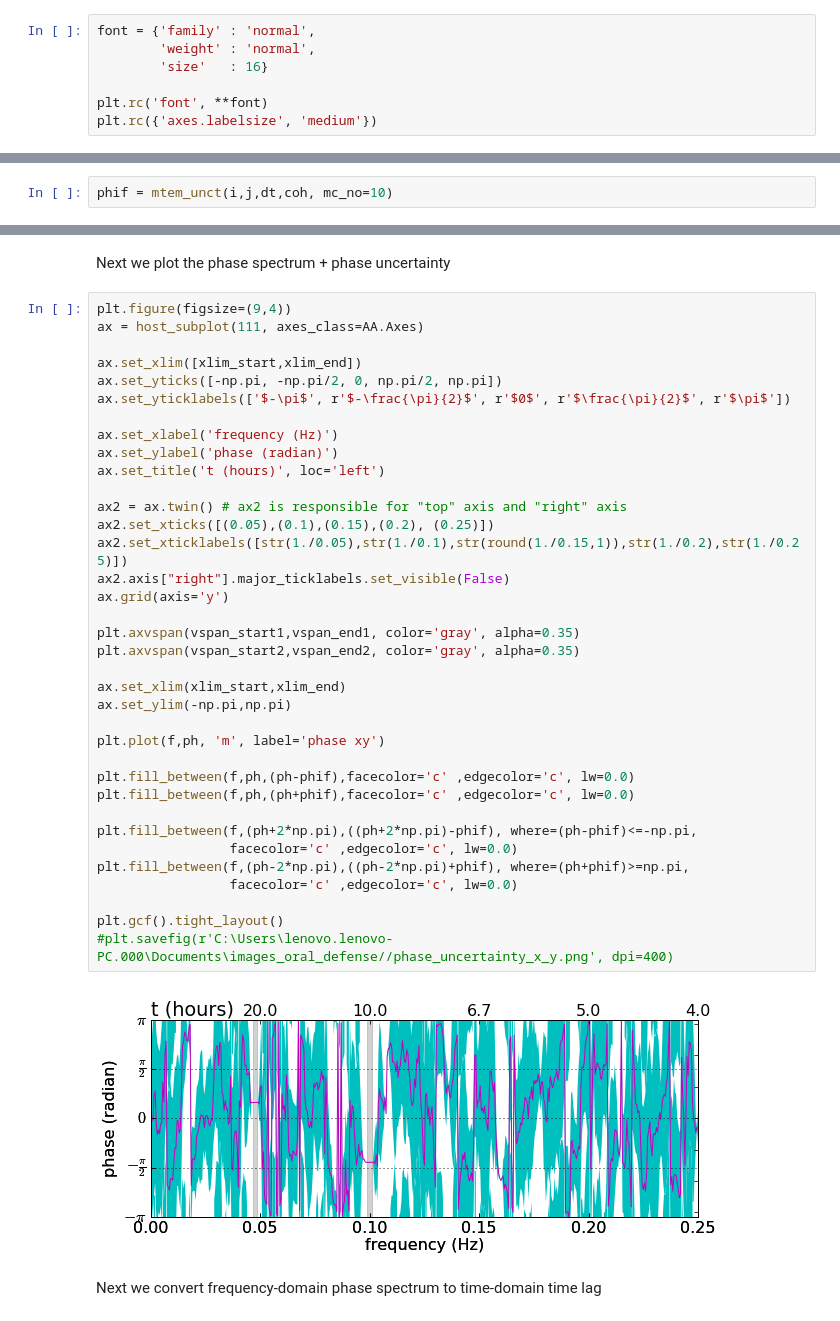
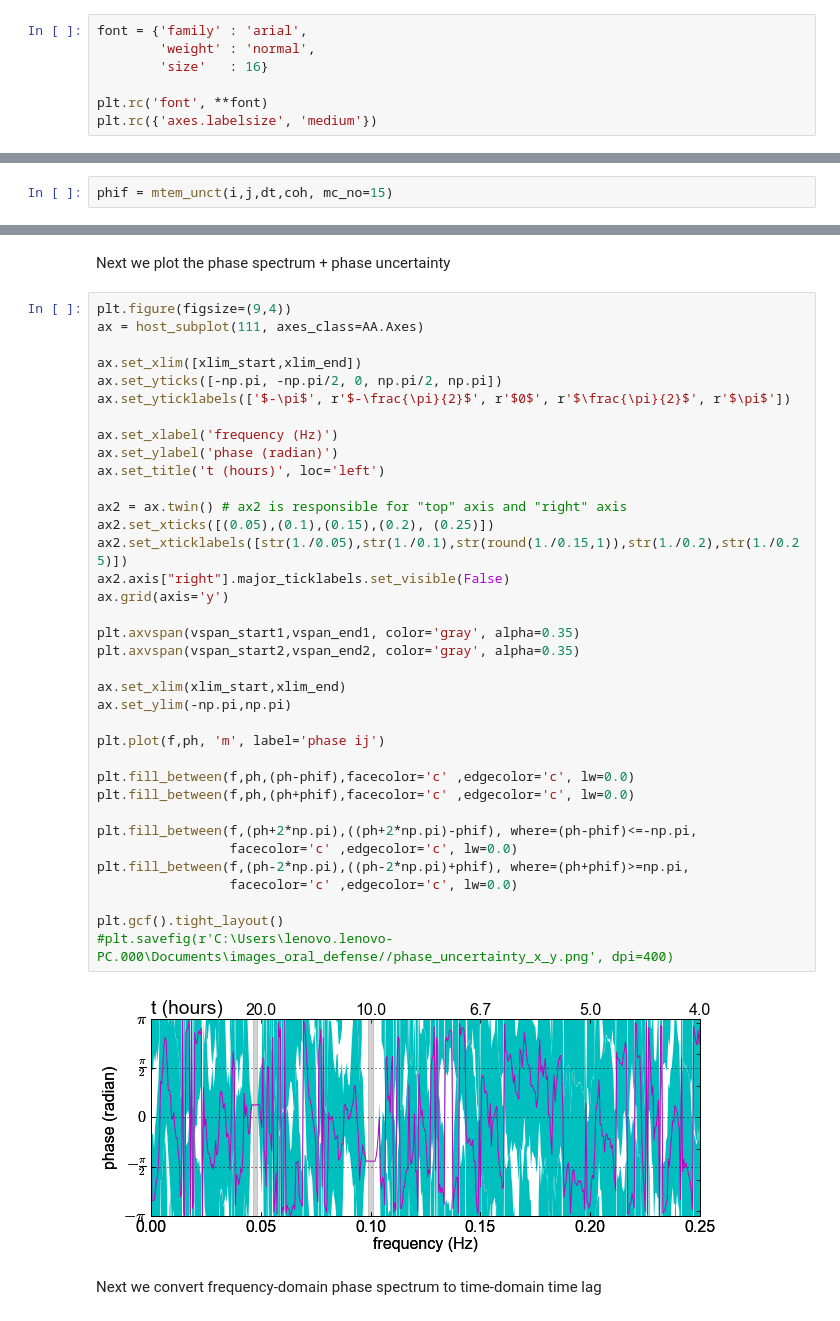
Before and after one commit to mattijn/pynotebook, a Jupyter notebook: ipynotebooks/Python2.7/2016/2016-05-25 cross-spectral analysis.ipynb, the cells around one changed output, grey strips where cells are left out. Drawn from its saved outputs; the diff is of its cells as text.

```diff
--- a/ipynotebooks/Python2.7/2016/2016-05-25 cross-spectral analysis.ipynb
+++ b/ipynotebooks/Python2.7/2016/2016-05-25 cross-spectral analysis.ipynb
@@ -24,5 +30,5 @@ import mpl_toolkits.axisartist as AA
 # %%
-font = {'family' : 'normal',
+font = {'family' : 'arial',
         'weight' : 'normal',
         'size'   : 16}
 
@@ -335,5 +338,5 @@ where $I\left(\omega \right)$ and $J\left(\omega \right)$ are the Fourier transf
 # %% [markdown]
 ### And it's coded as follow
 # %%
-phif = mtem_unct(i,j,dt,coh, mc_no=10)
+phif = mtem_unct(i,j,dt,coh, mc_no=15)
 # %% [output]
@@ -380,35 +383,35 @@ ax.set_yticks([-np.pi, -np.pi/2, 0, np.pi/2, np.pi])
 ax.set_yticklabels(['$-\pi$', r'$-\frac{\pi}{2}$', r'$0$', r'$\frac{\pi}{2}$', r'$\pi$'])
 
 ax.set_xlabel('frequency (Hz)')
 ax.set_ylabel('phase (radian)')
 ax.set_title('t (hours)', loc='left')
 
 ax2 = ax.twin() # ax2 is responsible for "top" axis and "right" axis
 ax2.set_xticks([(0.05),(0.1),(0.15),(0.2), (0.25)])
 ax2.set_xticklabels([str(1./0.05),str(1./0.1),str(round(1./0.15,1)),str(1./0.2),str(1./0.25)])
 ax2.axis["right"].major_ticklabels.set_visible(False)
 ax.grid(axis='y')
 
 plt.axvspan(vspan_start1,vspan_end1, color='gray', alpha=0.35)
 plt.axvspan(vspan_start2,vspan_end2, color='gray', alpha=0.35)
 
 ax.set_xlim(xlim_start,xlim_end)
 ax.set_ylim(-np.pi,np.pi)
 
-plt.plot(f,ph, 'm', label='phase xy')
+plt.plot(f,ph, 'm', label='phase ij')
 
 plt.fill_between(f,ph,(ph-phif),facecolor='c' ,edgecolor='c', lw=0.0)
 plt.fill_between(f,ph,(ph+phif),facecolor='c' ,edgecolor='c', lw=0.0)
 
 plt.fill_between(f,(ph+2*np.pi),((ph+2*np.pi)-phif), where=(ph-phif)<=-np.pi,
                  facecolor='c' ,edgecolor='c', lw=0.0)
 plt.fill_between(f,(ph-2*np.pi),((ph-2*np.pi)+phif), where=(ph+phif)>=np.pi,
                  facecolor='c' ,edgecolor='c', lw=0.0)
 
 plt.gcf().tight_layout()
 #plt.savefig(r'C:\Users\lenovo.lenovo-PC.000\Documents\images_oral_defense//phase_uncertainty_x_y.png', dpi=400)
 # %% [output]
-[figure, old version]
+[figure, new version]
 # %% [markdown]
 Next we convert frequency-domain phase spectrum to time-domain time lag
 # %%
```
Also changed, not shown: parts of 13 cells of this notebook.
